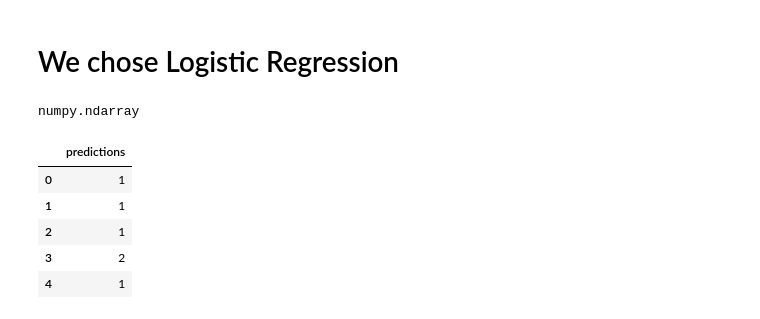
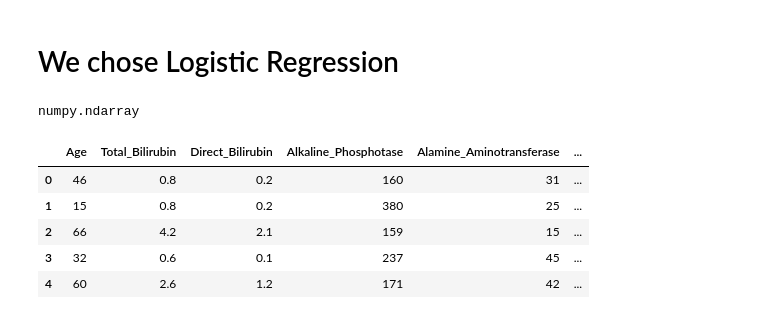
Before and after one commit to ashimk/Machine-Learning-Task, a Jupyter notebook: problem_1/Ashim_assgn1.ipynb, the cells around one changed output. Drawn from its saved outputs; the diff is of its cells as text; code cells hidden in the pictures.

```diff
--- a/problem_1/Ashim_assgn1.ipynb
+++ b/problem_1/Ashim_assgn1.ipynb
@@ -227,4 +227,4 @@ type(answers)
 # %% [output]
 numpy.ndarray
 # %%
-resultFile = pd.DataFrame({'predictions':answers})
+tests['predictions'] = answers
@@ -231,9 +233,9 @@ resultFile = pd.DataFrame({'predictions':answers})
 # %%
-resultFile.head()
+tests.head()
 # %% [output]
-|  | predictions |
-| 0 | 1 |
-| 1 | 1 |
-| 2 | 1 |
-| 3 | 2 |
-| 4 | 1 |
+|  | Age | Total_Bilirubin | Direct_Bilirubin | Alkaline_Phosphotase | Alamine_Aminotransferase | ... |
+| 0 | 46 | 0.8 | 0.2 | 160 | 31 | ... |
+| 1 | 15 | 0.8 | 0.2 | 380 | 25 | ... |
+| 2 | 66 | 4.2 | 2.1 | 159 | 15 | ... |
+| 3 | 32 | 0.6 | 0.1 | 237 | 45 | ... |
+| 4 | 60 | 2.6 | 1.2 | 171 | 42 | ... |
```
Also changed, not shown: parts of 2 cells of this notebook, 2 other files.
